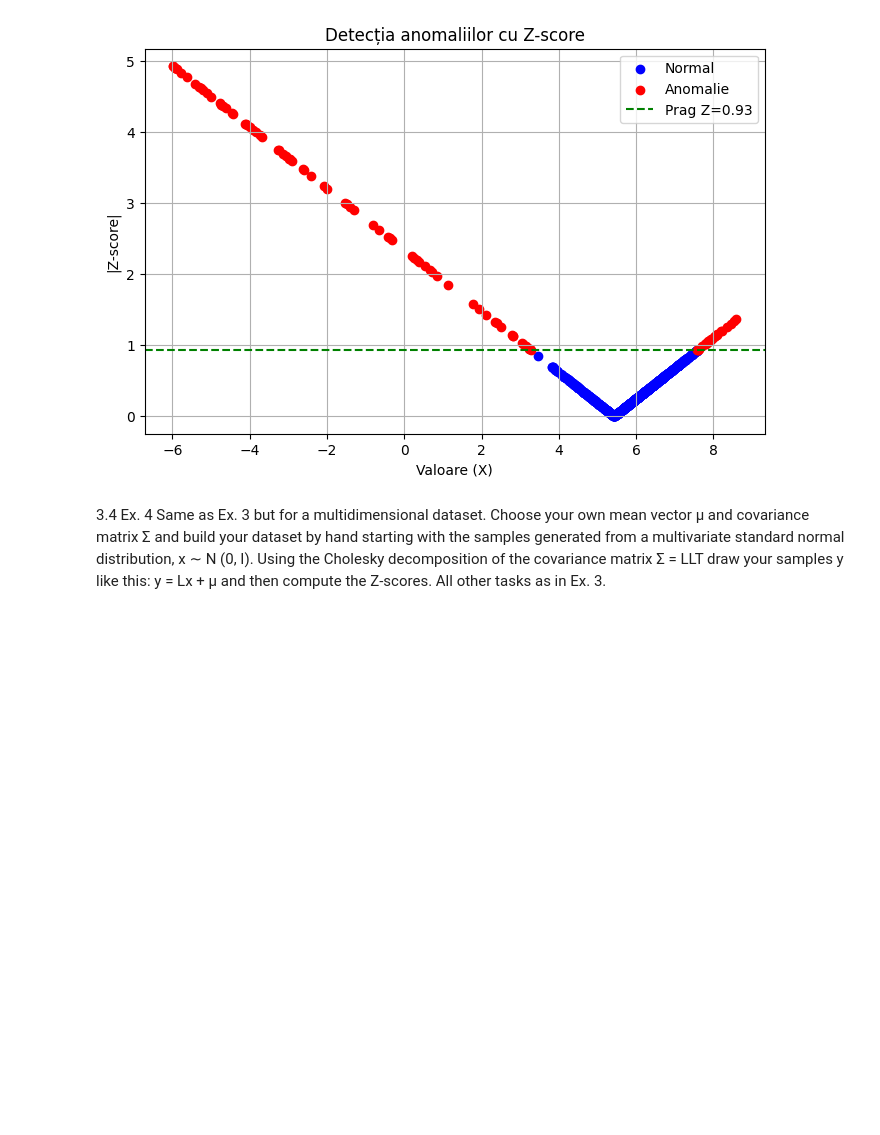
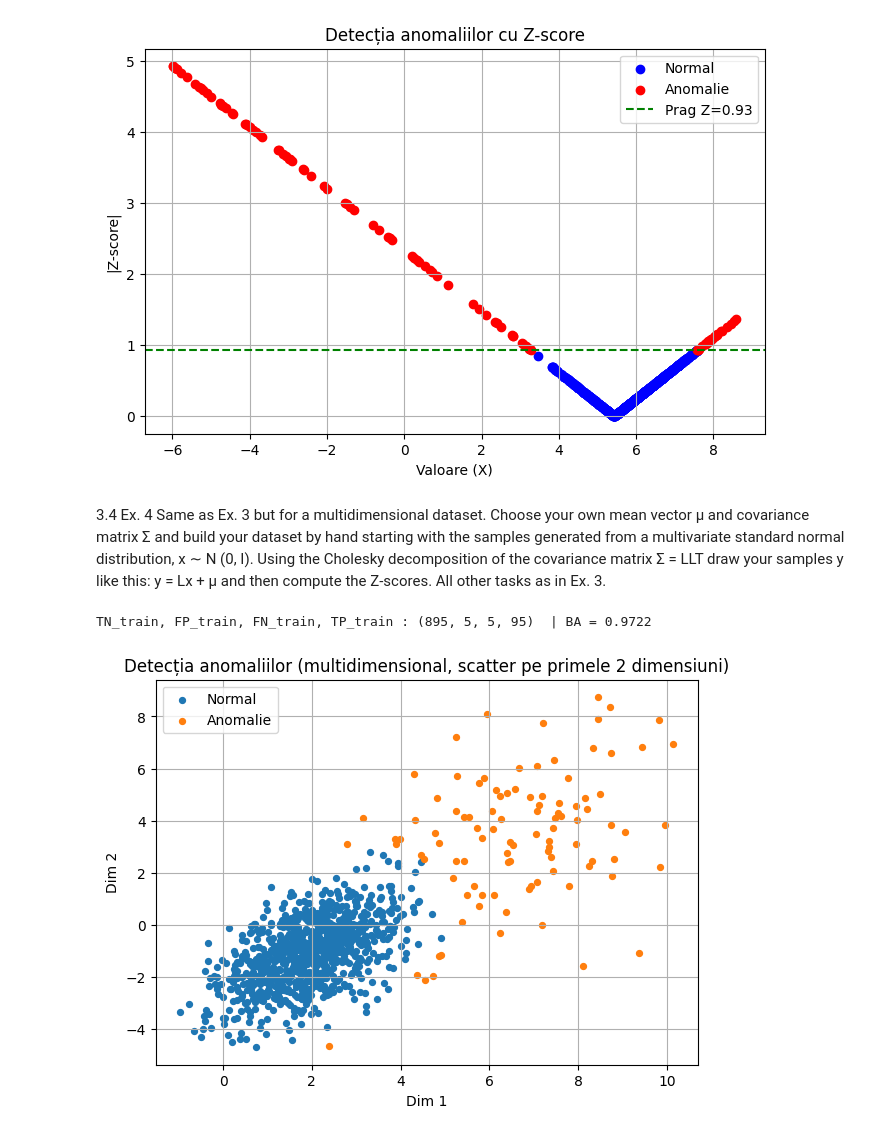
Before and after one commit to RaduRares/Anomaly-Detection, a Jupyter notebook: Lab1/lab1.ipynb, the cells around one changed output. Drawn from its saved outputs; the diff is of its cells as text; code cells hidden in the pictures; blank space fills up the shorter version.

```diff
--- a/Lab1/lab1.ipynb
+++ b/Lab1/lab1.ipynb
@@ -164,3 +164,61 @@ the samples generated from a multivariate standard normal distribution, x ∼
 N (0, I). Using the Cholesky decomposition of the covariance matrix Σ = LLT
 draw your samples y like this: y = Lx + µ and then compute the Z-scores. All
 other tasks as in Ex. 3.
+# %%
+mu = np.array([2,-1])
+rng = np.random.default_rng(42)
+Sigma = np.array([[1.0, 0.6],
+                  [0.6, 1.5]])
+
+L = np.linalg.cholesky(Sigma)
+
+n_out = int ( 0.1 * 1000)
+
+n_in = 1000 - n_out
+
+x_in = rng.standard_normal((n_in, 2))
+y_in = x_in @ L.T + mu
+
+delta = np.array([5,5])
+
+Sigma_out = 4 * Sigma
+
+L_out= np.linalg.cholesky(Sigma_out)
+
+x_out = rng.standard_normal((n_out,2))
+
+y_out = x_out @ L_out.T + (mu + delta)
+
+X_train = np.vstack([y_in, y_out])
+
+y_train = np.hstack([np.zeros(n_in, dtype=int), np.ones(n_out, dtype=int)])
+
+z = np.linalg.solve(L, (X_train - mu).T).T
+
+z_norm = np.linalg.norm(z, axis=1)
+
+thresholdul = np.quantile(z_norm, 1 - 0.1)
+
+y_pred_train = (z_norm > thresholdul).astype(int)
+
+conf_matrix_train = confusion_matrix(y_train,y_pred_train,labels=[0,1])
+
+TN_train , FP_train , FN_train , TP_train = conf_matrix_train.flatten()
+
+balance_train = balanced_accuracy_score(y_train,y_pred_train)
+
+print("TN_train, FP_train, FN_train, TP_train :", (TN_train.item(), FP_train.item(), FN_train.item(), TP_train.item()),
+      " | BA =", round(balance_train, 4))
+
+plt.figure(figsize=(7,5))
+plt.scatter(X_train[y_pred_train==0, 0], X_train[y_pred_train==0, 1], s=18, label="Normal")
+plt.scatter(X_train[y_pred_train==1, 0], X_train[y_pred_train==1, 1], s=18, label="Anomalie")
+plt.title("Detecția anomaliilor (multidimensional, scatter pe primele 2 dimensiuni)")
+plt.xlabel("Dim 1")
+plt.ylabel("Dim 2")
+plt.legend()
+plt.grid(True)
+plt.show()
+# %% [output]
+TN_train, FP_train, FN_train, TP_train : (895, 5, 5, 95)  | BA = 0.9722
+[figure, added]
```
